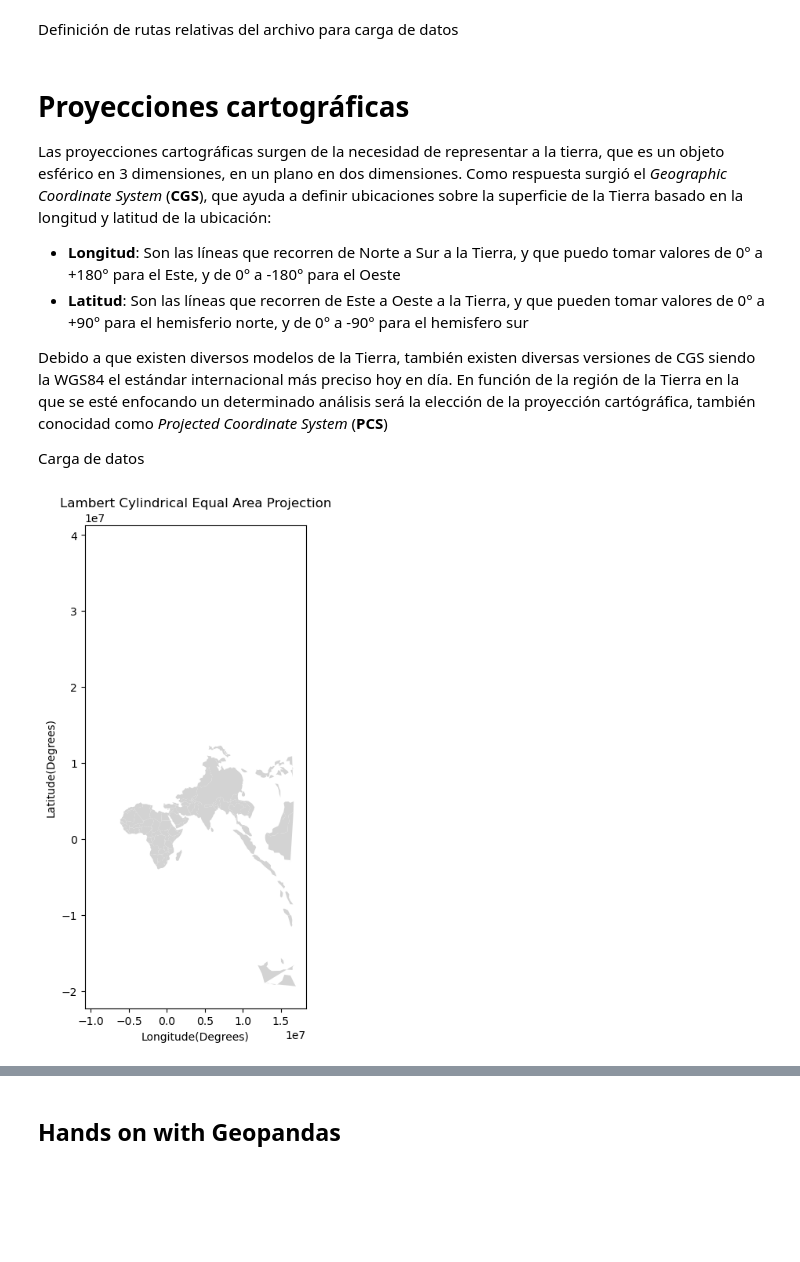
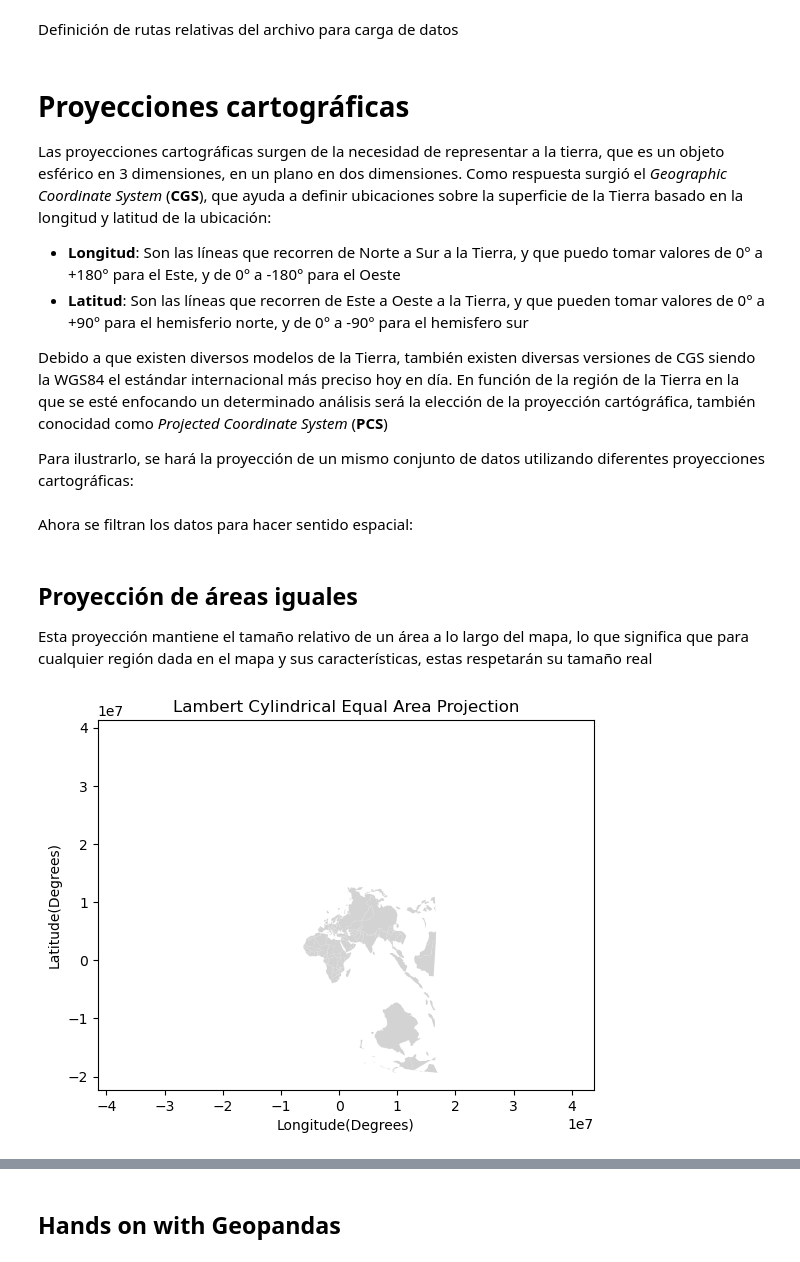
Before and after one commit to CAMM961001/geospatial_data_science, a Jupyter notebook: Chapter03/gcs_pcs.ipynb, the cells around one changed output, grey strips where cells are left out. Drawn from its saved outputs; the diff is of its cells as text; code cells hidden in the pictures; blank space fills up the shorter version.

Commit message:
Seccion de proyecciones cartograficas

```diff
--- a/Chapter03/gcs_pcs.ipynb
+++ b/Chapter03/gcs_pcs.ipynb
@@ -22,35 +22,45 @@ Las proyecciones cartográficas surgen de la necesidad de representar a la tierr
 
 Debido a que existen diversos modelos de la Tierra, también existen diversas versiones de CGS siendo la WGS84 el estándar internacional más preciso hoy en día. En función de la región de la Tierra en la que se esté enfocando un determinado análisis será la elección de la proyección cartógráfica, también conocidad como _Projected Coordinate System_ (**PCS**)
 
-Carga de datos
+Para ilustrarlo, se hará la proyección de un mismo conjunto de datos utilizando diferentes proyecciones cartográficas:
 # %%
-world  = gpd.read_file(filename=gpd.datasets.get_path("naturalearth_lowres"))
+# Shapefile de datos globales
+world  = gpd.read_file(
+    filename=gpd.datasets.get_path("naturalearth_lowres"))
 
+# Shapefile de capitales
 capitals = gpd.read_file(
     filename=os.path.join(data_path, 'ne_110m_populated_places', 'ne_110m_populated_places.shp'))
-
 capitals = capitals[capitals["FEATURECLA"]=="Admin-0 capital"]
 
+# Shapefile de
 grat = gpd.read_file(
     filename=os.path.join(data_path, 'Graticule', 'ne_110m_graticules_10.shp'))
+# %% [markdown]
+Ahora se filtran los datos para hacer sentido espacial:
 # %%
-africa = world[world['continent'].isin(['Africa', 'Asia'])]
+world_mask = world[world['continent'].isin(['Oceania','Africa','Asia','Europe'])]
+# %% [markdown]
+## Proyección de áreas iguales
+
+Esta proyección mantiene el tamaño relativo de un área a lo largo del mapa, lo que significa que para cualquier región dada en el mapa y sus características, estas respetarán su tamaño real
 # %%
 # Datos de visualización
-africa_9834 = africa.to_crs(crs='EPSG:9834')
+world_9834 = world_mask.to_crs(crs='EPSG:9834')
 
 # Especificaciones de figura
-fig, ax = plt.subplots(figsize=(8,8))
+fig, ax = plt.subplots()
 
 # Elementos de visualización
-africa_9834.plot(ax=ax, color="lightgray")
+world_9834.plot(ax=ax, color="lightgray")
 
 # Anotaciones y estilo
 ax.set(
     xlabel="Longitude(Degrees)"
     ,ylabel="Latitude(Degrees)"
     ,title="Lambert Cylindrical Equal Area Projection")
+plt.axis('equal')
 
 plt.show()
 # %% [output]
-[figure, old version]
+[figure, new version]
```
Also changed, not shown: parts of 8 cells of this notebook.
